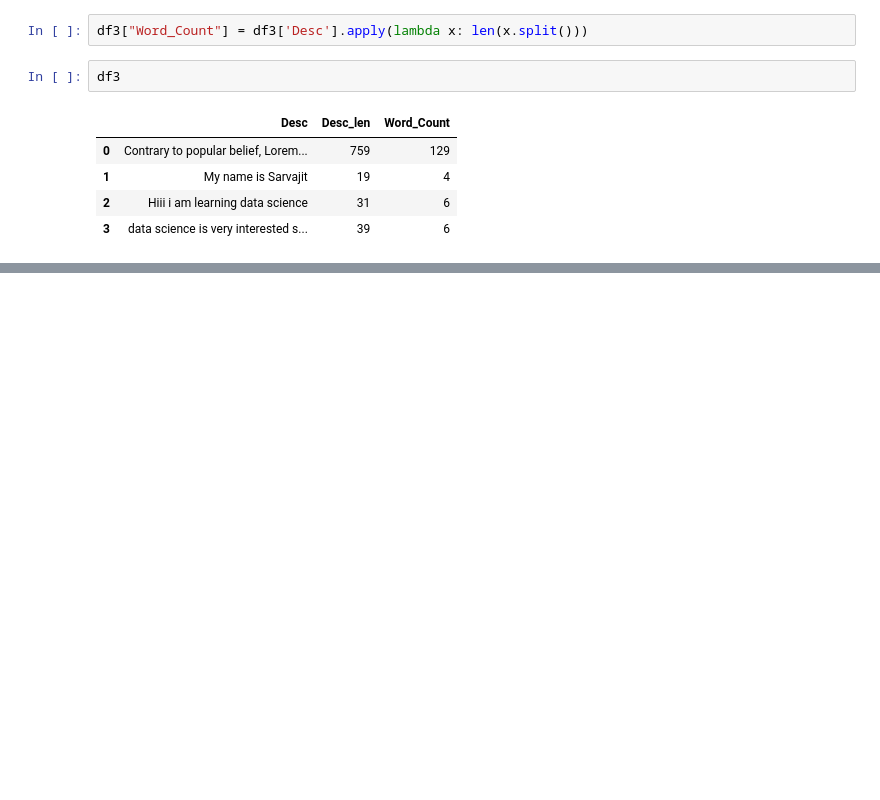
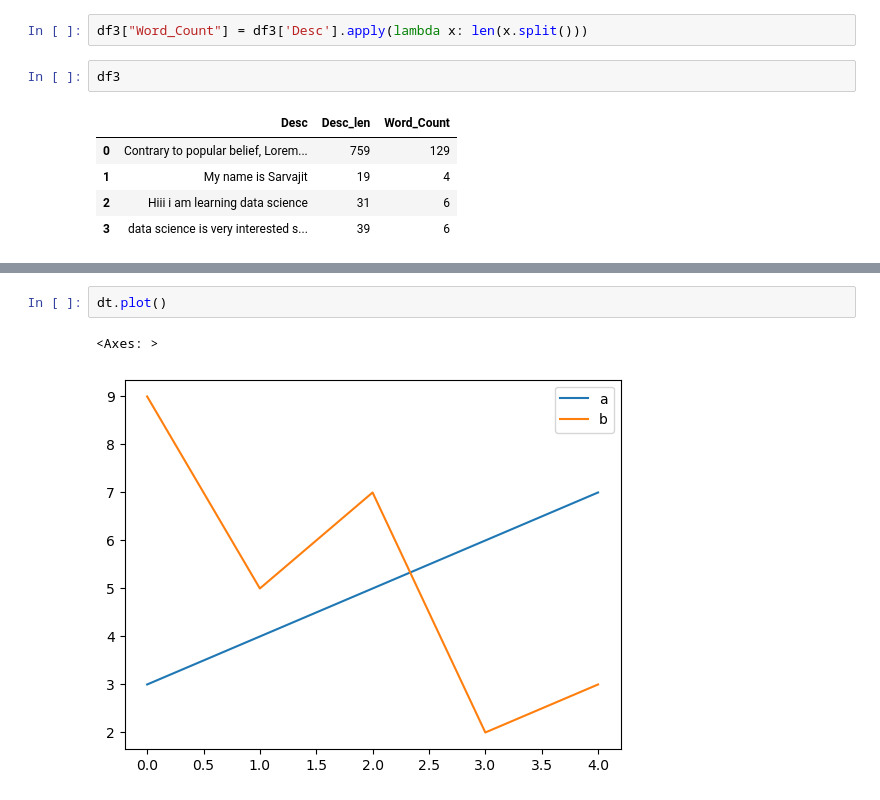
Before and after one commit to sarvjit0721/LearnPandas, a Jupyter notebook: pandasAdvance3.ipynb, the cells around one changed output, grey strips where cells are left out. Drawn from its saved outputs; the diff is of its cells as text; blank space fills up the shorter version.

```diff
--- a/pandasAdvance3.ipynb
+++ b/pandasAdvance3.ipynb
@@ -165,0 +469,5 @@ df3
+# %%
+dt.plot()
+# %% [output]
+<Axes: >
+[figure, added]
```
Also changed, not shown: parts of 46 cells of this notebook, 1 other file.
